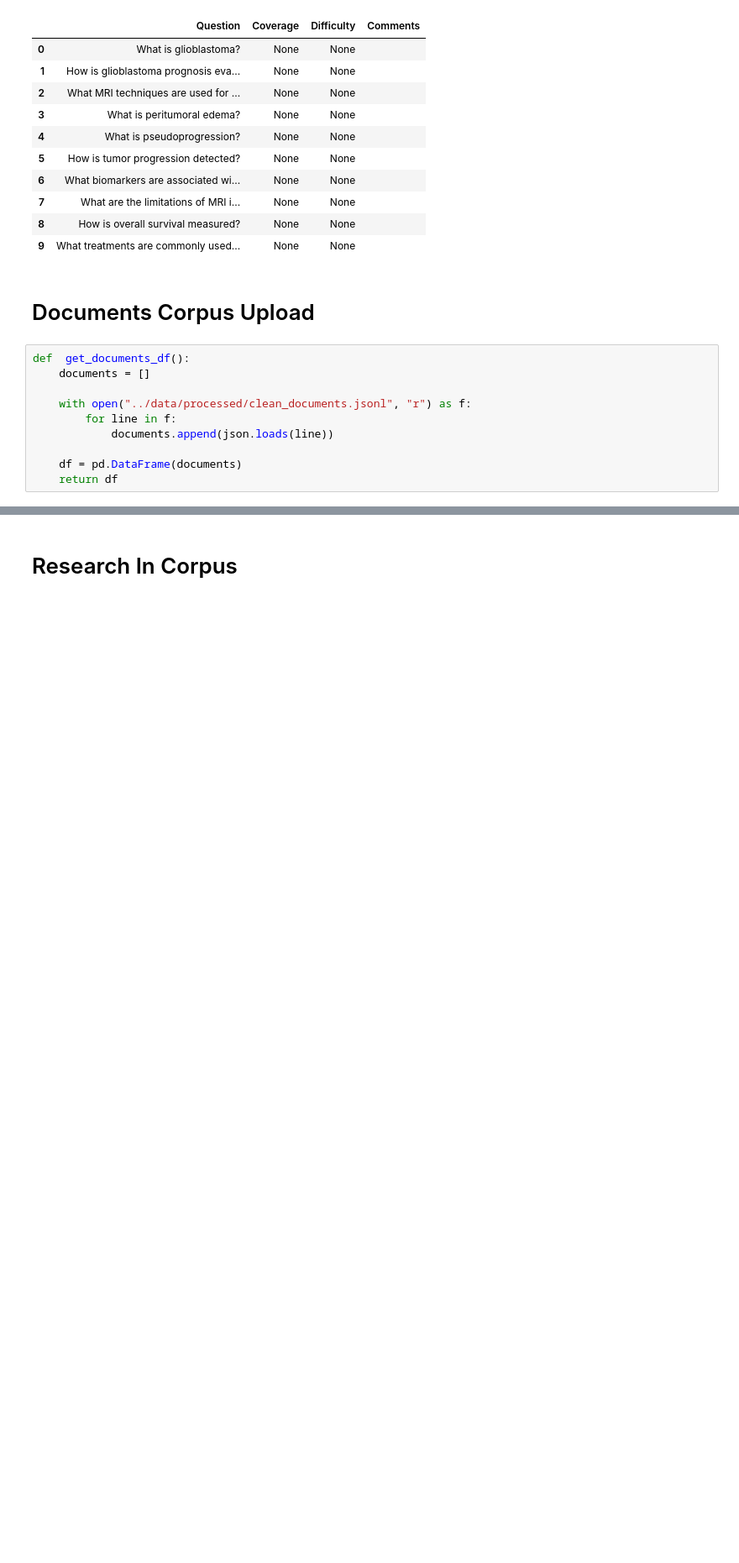
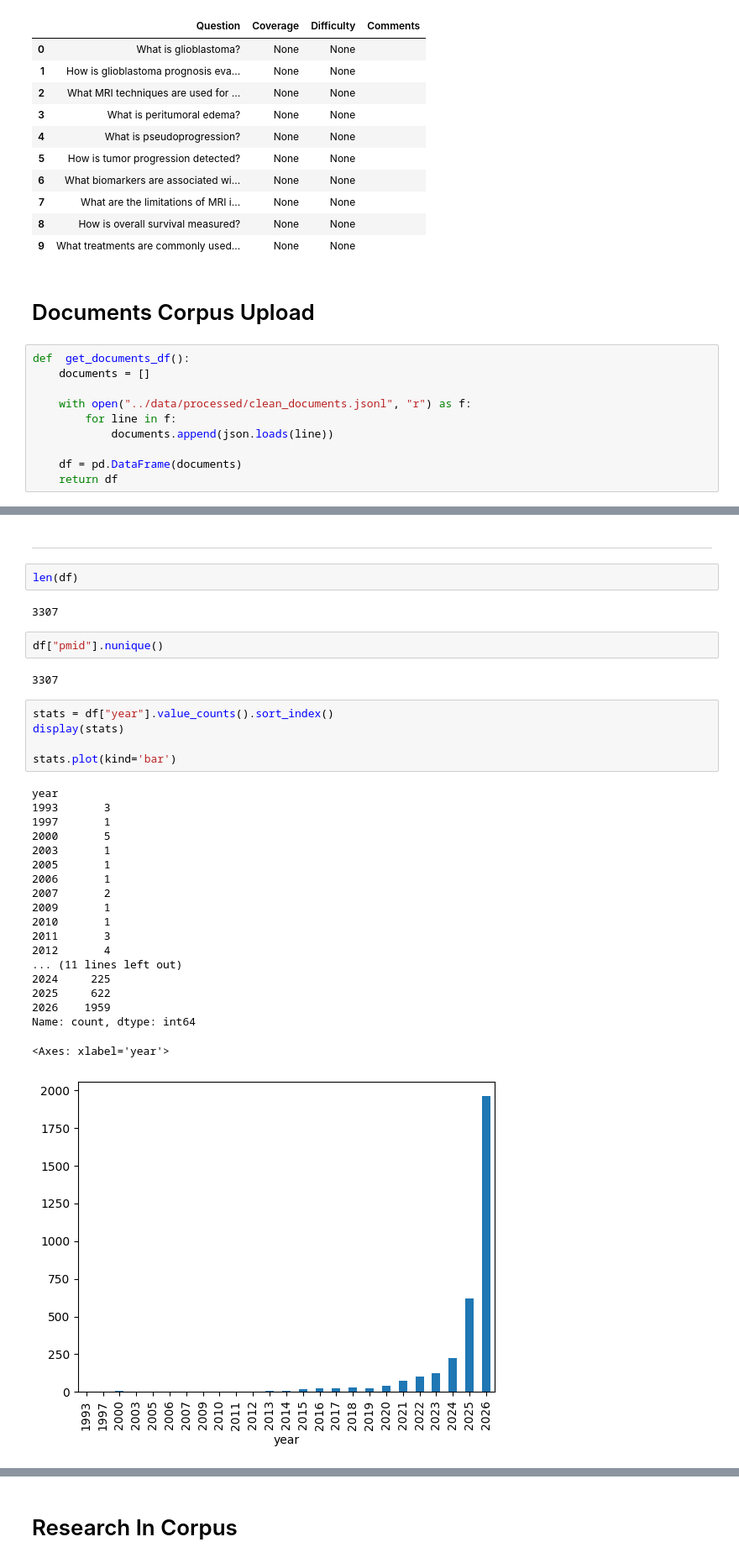
Before and after one commit to Jeremy-Duval-PhD/Medical_assistant, a Jupyter notebook: notebooks/09_corpus_evaluation.ipynb, the cells around one changed output, grey strips where cells are left out. Shown at 84% size. Drawn from its saved outputs; the diff is of its cells as text; blank space fills up the shorter version.

```diff
--- a/notebooks/09_corpus_evaluation.ipynb
+++ b/notebooks/09_corpus_evaluation.ipynb
@@ -89,0 +134,35 @@ df.head()
+# %% [markdown]
+___
+# %%
+len(df)
+# %% [output]
+3307
+# %%
+df["pmid"].nunique()
+# %% [output]
+3307
+# %%
+stats = df["year"].value_counts().sort_index()
+display(stats)
+
+stats.plot(kind='bar')
+# %% [output]
+year
+1993       3
+1997       1
+2000       5
+2003       1
+2005       1
+2006       1
+2007       2
+2009       1
+2010       1
+2011       3
+2012       4
+... (11 lines left out)
+2024     225
+2025     622
+2026    1959
+Name: count, dtype: int64
+<Axes: xlabel='year'>
+[figure, added]
```
Also changed, not shown: parts of 32 cells of this notebook, 2 other files.
